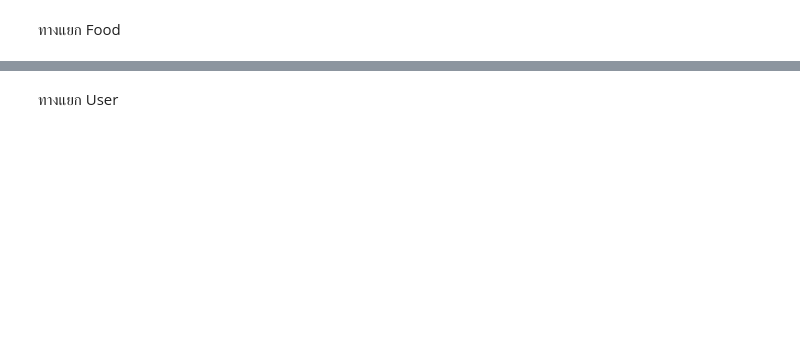
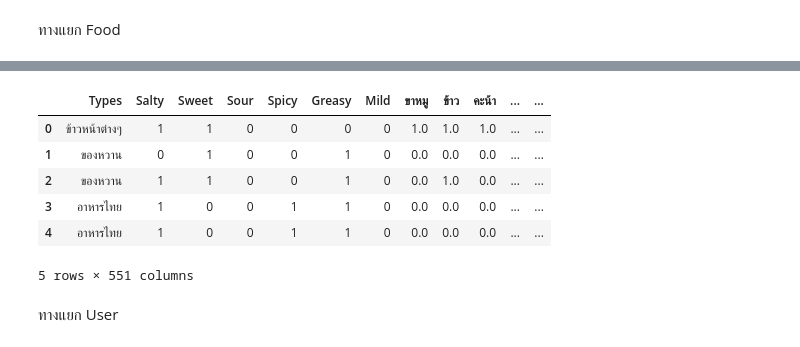
Before and after one commit to Lycoriz6112700/Spotifood_Adv_Project, a Jupyter notebook: Adv_Project.ipynb, the cells around one changed output, grey strips where cells are left out. Saved outputs shown, nothing was run; the diff lists cells and outputs as text; code cells hidden in the pictures; blank space fills up the shorter version.

```diff
--- a/Adv_Project.ipynb
+++ b/Adv_Project.ipynb
@@ -23,7 +31,7 @@ simplefilter(action="ignore", category=pd.errors.PerformanceWarning)
 from google.colab import data_table
 data_table.enable_dataframe_formatter()
 
-mydataset = pd.read_csv ('/Mock/Mock_Food2.csv')
+mydataset = pd.read_csv ('/content/drive/MyDrive/ADV Project/Mock Data/Mock_Food.csv')
 x = mydataset.iloc[:,:].values
 le = LabelEncoder()
 p_le = preprocessing.LabelEncoder()
@@ -56,39 +64,11 @@ for i in range(len(mydataset)):
       break
   for j in range(len(ingre)):
     ingres.add(ingre[j])
-  # try:
-  #   x[:,2][i] = sorted(taste)
-  # except:
-  #   print(i , taste)
   x[:,2][i] = sorted(taste)
   x[:,3][i] = sorted(ingre)
-  # print(x[:,2])
 food_Names = x[:,0]
 food_Names = list(food_Names)
 list_ingres = list(ingres)
-print(list_ingres)
-# list_ingres = sorted(list_ingres)
-# list_ingres = p_le.fit_transform(list_ingres)
-# print(list_ingres)
-# print(ingre)
-# ro = list_ingres.index("ไข่เป็ด")
-# print(ro)
-# for i in range(1):
-#   x[:,i+1]= le.fit_transform(x[:,i+1])
-# for i in range(len(mydataset)):
-#   for j in range(len(x[:,3][i])):
-#     posit_food = list_ingres.index(x[:,3][i][j])
-#     x[:,3][i][j] = list_ingres[posit_food]
+
 y = pd.DataFrame(x)
-# print(len(y[3][1]))
-# print(x[0,3][0])
-# print(y[:,3])
-# for i in range(len(list_ingres)):
-#   y[list_ingres[i]] = 0
-# y[list_ingres] = 0
-# for i in range(len(mydataset)):
-#   for j in range(len(y[3][i])):
-#     # print(len(x[:,3][i]))
-#     # print(x[:,3][i][j])
-#     y.loc[y.index[i],y[3][i][j]] = 1
-y
+y.head()
@@ -119,4 +106,5 @@ for i in range(len(mydataset)):
     z.loc[y.index[i],y[3][i][j]] = 1
 
 z = z.fillna(0)
-z
+z.head()
+# %% [output]
@@ -123,3 +112,10 @@ z
+|  | Types | Salty | Sweet | Sour | Spicy | Greasy | Mild | ขาหมู | ข้าว | คะน้า | ... | ... |
+| 0 | ข้าวหน้าต่างๆ | 1 | 1 | 0 | 0 | 0 | 0 | 1.0 | 1.0 | 1.0 | ... | ... |
+| 1 | ของหวาน | 0 | 1 | 0 | 0 | 1 | 0 | 0.0 | 0.0 | 0.0 | ... | ... |
+| 2 | ของหวาน | 1 | 1 | 0 | 0 | 1 | 0 | 0.0 | 1.0 | 0.0 | ... | ... |
+| 3 | อาหารไทย | 1 | 0 | 0 | 1 | 1 | 0 | 0.0 | 0.0 | 0.0 | ... | ... |
+| 4 | อาหารไทย | 1 | 0 | 0 | 1 | 1 | 0 | 0.0 | 0.0 | 0.0 | ... | ... |
+5 rows × 551 columns
 # %% [markdown]
 ทางแยก User
 # %%
```
Also changed, not shown: parts of 12 cells of this notebook.
